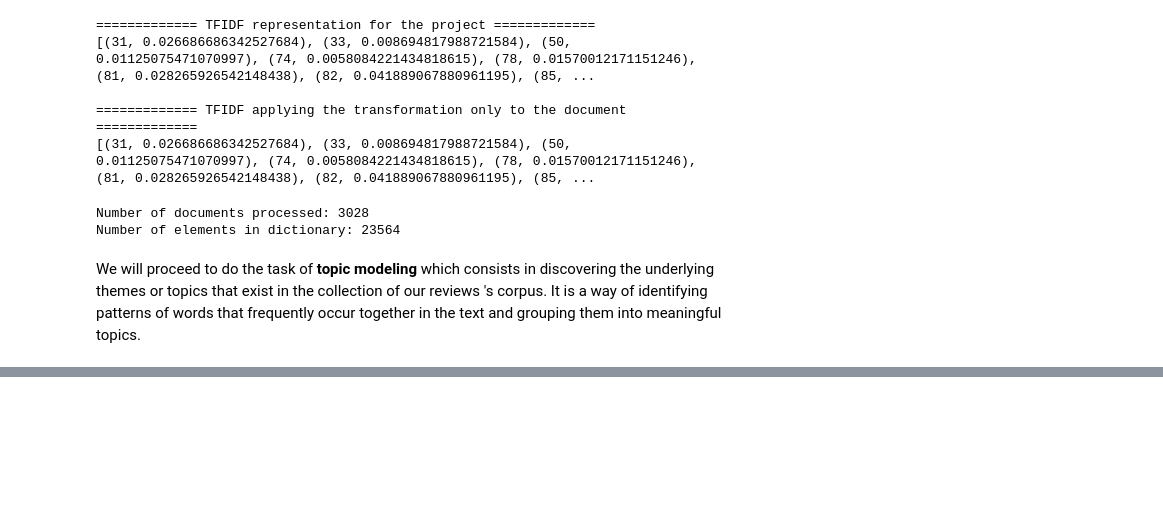
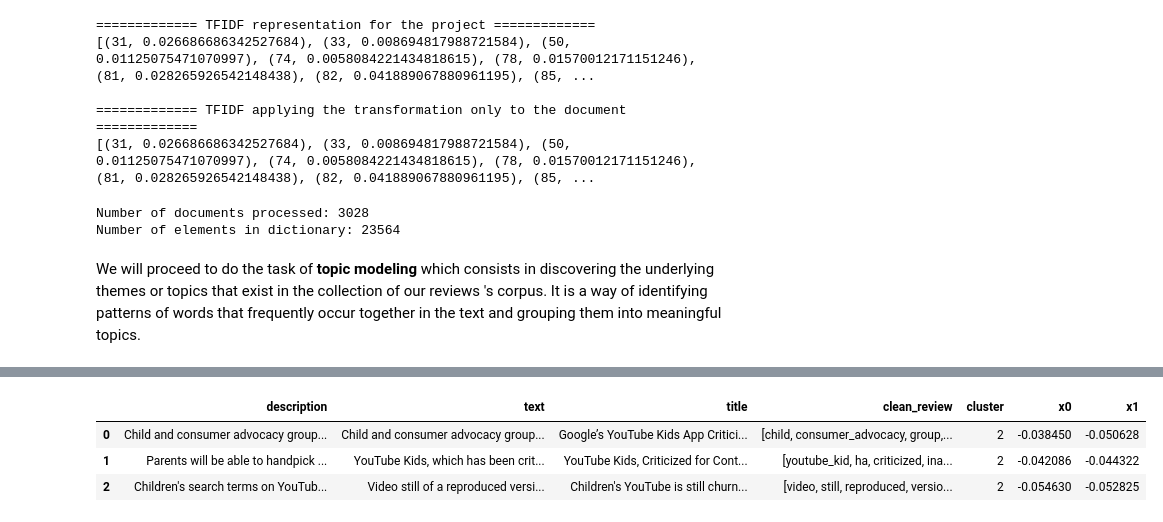
Before and after one commit to oscar-02-5/Taxonomy_Classification_AI_Incidents, a Jupyter notebook: Taxonomies_NLP.ipynb, the cells around one changed output, grey strips where cells are left out. Drawn from its saved outputs; the diff is of its cells as text; code cells hidden in the pictures; blank space fills up the shorter version.

```diff
--- a/Taxonomies_NLP.ipynb
+++ b/Taxonomies_NLP.ipynb
@@ -479,0 +546,7 @@ plt.show()
+# %%
+reports.head(3)
+# %% [output]
+|  | description | text | title | clean_review | cluster | x0 | x1 |
+| 0 | Child and consumer advocacy group... | Child and consumer advocacy group... | Google’s YouTube Kids App Critici... | [child, consumer_advocacy, group,... | 2 | -0.038450 | -0.050628 |
+| 1 | Parents will be able to handpick ... | YouTube Kids, which has been crit... | YouTube Kids, Criticized for Cont... | [youtube_kid, ha, criticized, ina... | 2 | -0.042086 | -0.044322 |
+| 2 | Children's search terms on YouTub... | Video still of a reproduced versi... | Children's YouTube is still churn... | [video, still, reproduced, versio... | 2 | -0.054630 | -0.052825 |
```
Also changed, not shown: parts of 20 cells of this notebook.
